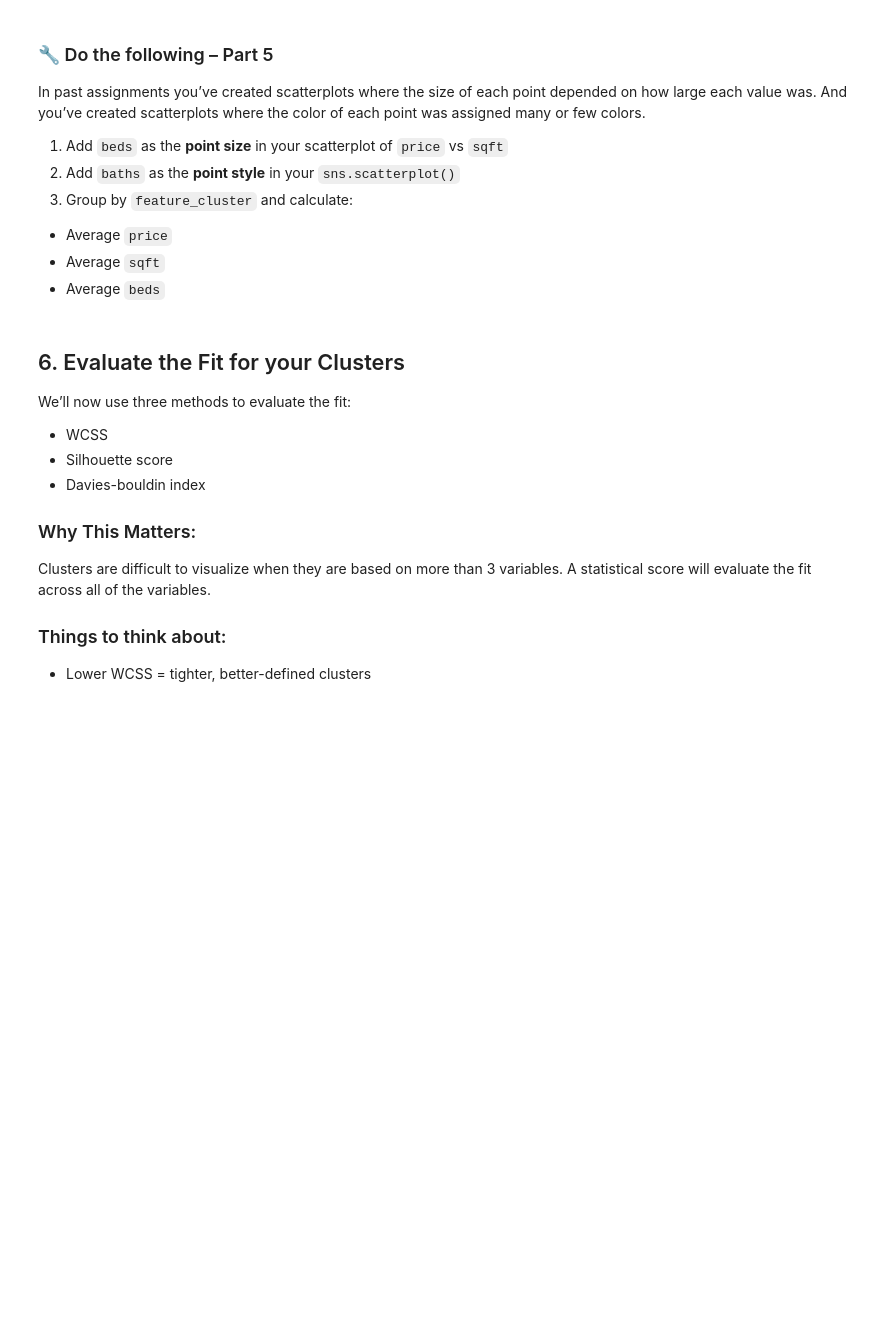
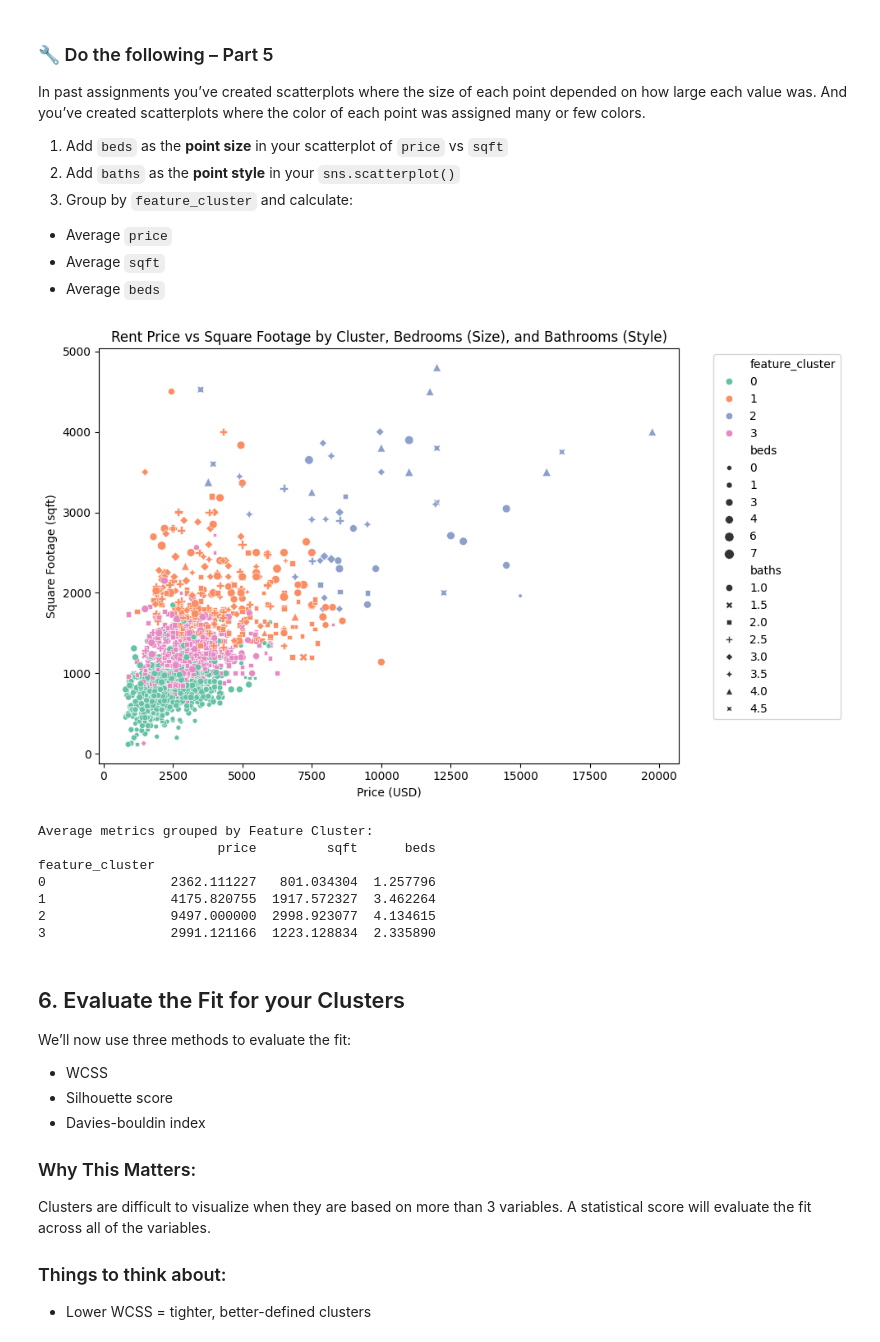
Before and after one commit to jsherwood2/IS-4487, a Jupyter notebook: Labs/lab_09_clustering.ipynb, the cells around one changed output. Drawn from its saved outputs; the diff is of its cells as text; code cells hidden in the pictures; blank space fills up the shorter version.

```diff
--- a/Labs/lab_09_clustering.ipynb
+++ b/Labs/lab_09_clustering.ipynb
@@ -357,3 +398,34 @@ In past assignments you’ve created scatterplots where the size of each point d
+# %%
+# 🔧 Add code here
+plt.figure(figsize=(10, 6))
+sns.scatterplot(
+    data=df,
+    x='price',
+    y='sqft',
+    hue=scaled_df['feature_cluster'],
+    size='beds',
+    style='baths',
+    palette='Set2'
+)
+plt.title('Rent Price vs Square Footage by Cluster, Bedrooms (Size), and Bathrooms (Style)')
+plt.xlabel('Price (USD)')
+plt.ylabel('Square Footage (sqft)')
+plt.legend(bbox_to_anchor=(1.05, 1), loc='upper left')
+plt.tight_layout()
+plt.show()
+df['feature_cluster'] = scaled_df['feature_cluster']
+averages = df.groupby('feature_cluster')[['price', 'sqft', 'beds']].mean()
+print("Average metrics grouped by Feature Cluster:")
+print(averages)
+# %% [output]
+[figure, added]
+Average metrics grouped by Feature Cluster:
+                       price         sqft      beds
+feature_cluster
+0                2362.111227   801.034304  1.257796
+1                4175.820755  1917.572327  3.462264
+2                9497.000000  2998.923077  4.134615
+3                2991.121166  1223.128834  2.335890
 # %% [markdown]
 ## 6. Evaluate the Fit for your Clusters
 
```
Also changed, not shown: parts of 11 cells of this notebook.
